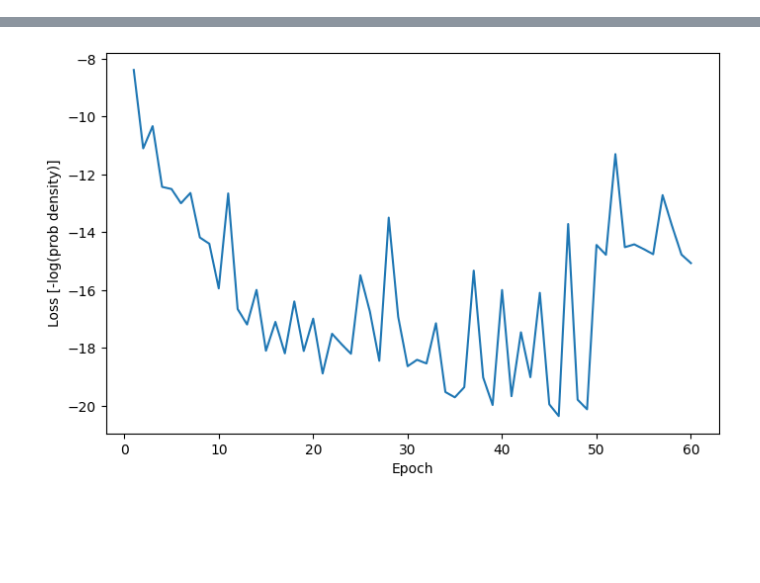
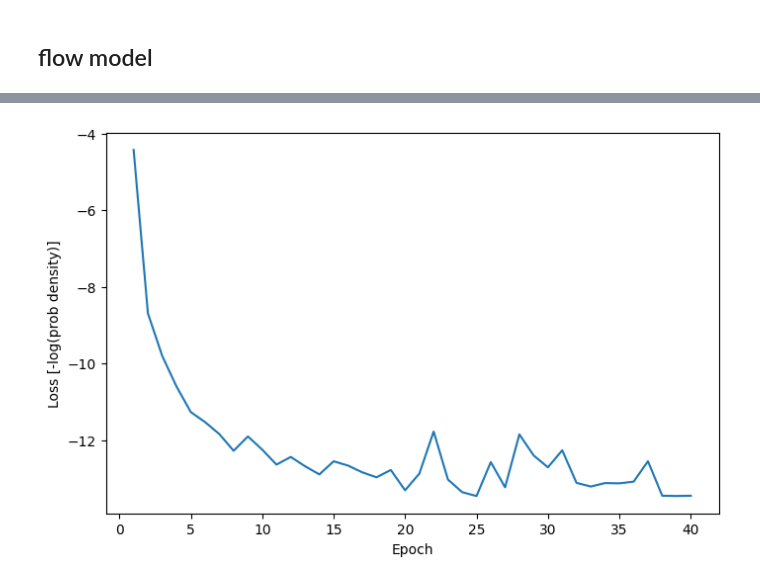
Before and after one commit to hftsoi/hls4nf, a Jupyter notebook: train.ipynb, the cells around one changed output, grey strips where cells are left out. Cells and saved outputs as stored; diff of their text form; code cells hidden in the pictures; blank space fills up the shorter version.

```diff
--- a/train.ipynb
+++ b/train.ipynb
@@ -1,17 +1,6 @@
 # %%
-import h5py
-import numpy as np
-import pandas as pd
-import tensorflow as tf
-import matplotlib.pyplot as plt
-import seaborn as sns
-from sklearn.model_selection import train_test_split
-from sklearn.preprocessing import StandardScaler
-from tensorflow.keras.layers import *
-from tensorflow import keras
-from tensorflow.keras import layers, models, Model
-from sklearn.metrics import roc_curve, auc
-import tensorflow.keras.backend as K
+from utils import *
+from build_model import *
 
 '''
 Dataset: Particles
@@ -36,7 +25,7 @@ data = []
 for i in range(len(files)):
     with h5py.File(files[i], 'r') as hdf:
         if i == 0:
-            data.append(hdf['Particles'][:300000])
+            data.append(hdf['Particles'][:200000])
         else:
             data.append(hdf['Particles'][:])
     print(data[i].shape)
@@ -268,11 +147,13 @@ def nll_loss(model, x):
+# %% [markdown]
+## flow model
 # %%
-epochs = 60
+epochs = 40
 batch_size = 128
 
-model_nf = NormalizingFlowModel(num_flows=5)
+model_nf = NormalizingFlowModel(num_flows=3)
 
 train_dataset = tf.data.Dataset.from_tensor_slices(X_train).shuffle(10000).batch(batch_size)
-optimizer = tf.keras.optimizers.legacy.Adam(learning_rate=0.005)
+optimizer = tf.keras.optimizers.legacy.Adam(learning_rate=0.006)
 
 epoch_losses = []
 for epoch in range(epochs):
@@ -294,4 +175,10 @@ plt.plot(np.arange(1, epochs+1), epoch_losses)
 plt.xlabel("Epoch")
 plt.ylabel("Loss [-log(prob density)]")
 plt.show()
+
+nll_x_test = compute_nll_for_nf(model_nf, X_test)
+
+nll_sig = []
+for i in range(4):
+    nll_sig.append(compute_nll_for_nf(model_nf, data[i+1]))
 # %% [output]
@@ -315 +202 @@ Epoch 60/60, Loss: -15.0655
-[figure, old version]
+[figure, new version]
```
Also changed, not shown: parts of 15 cells of this notebook, 2 other files.
